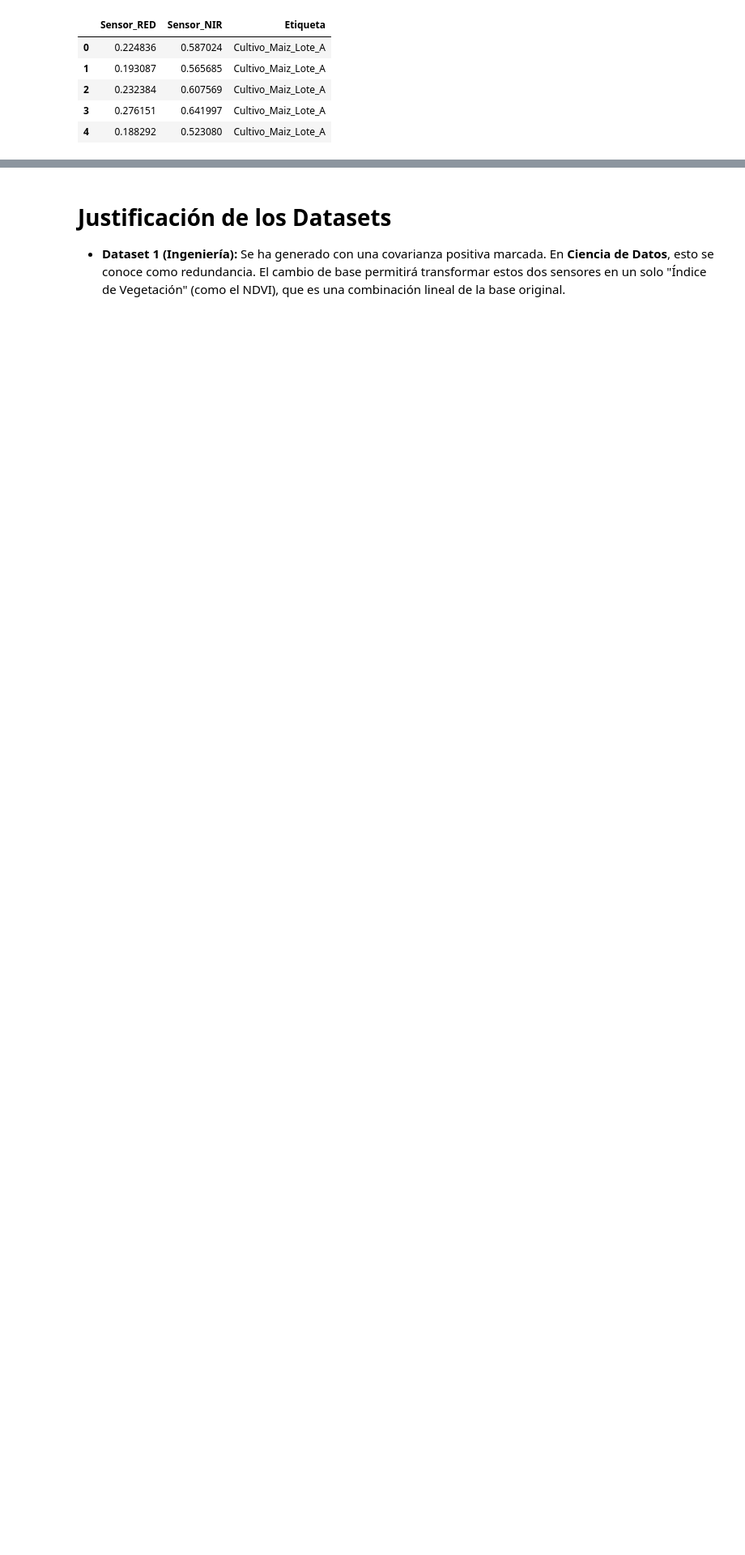
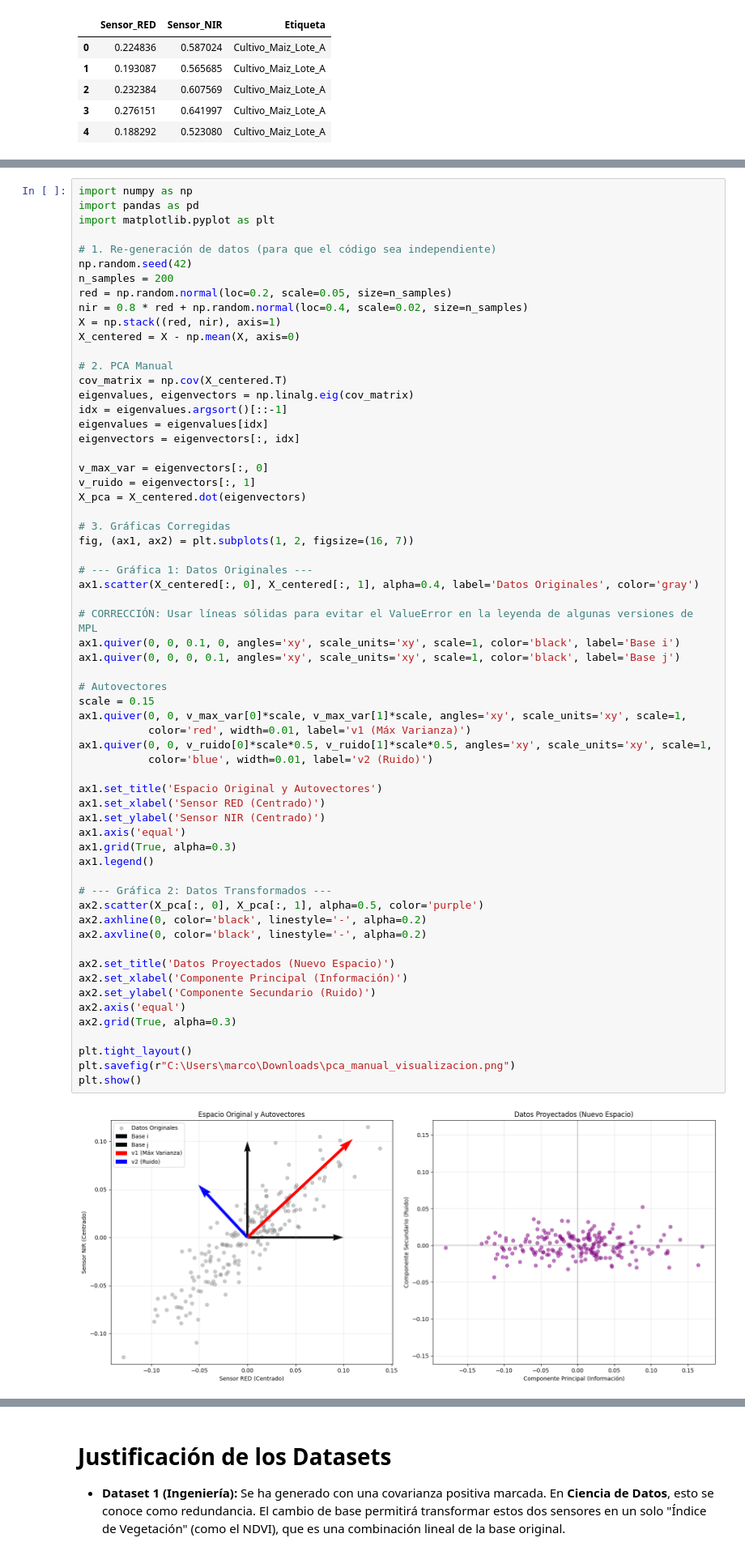
Before and after one commit to marco-canas/linear_algebra, a Jupyter notebook: 3_clases_segun_clara_mejia_laverde/1_cap/7_modulo/7_modulo.ipynb, the cells around one changed output, grey strips where cells are left out. Shown at 81% size. Saved outputs shown, nothing was run; the diff lists cells and outputs as text; blank space fills up the shorter version.

```diff
--- a/3_clases_segun_clara_mejia_laverde/1_cap/7_modulo/7_modulo.ipynb
+++ b/3_clases_segun_clara_mejia_laverde/1_cap/7_modulo/7_modulo.ipynb
@@ -2937,0 +3101,64 @@ Dataset 2: Administración de Agronegocios
+# %%
+import numpy as np
+import pandas as pd
+import matplotlib.pyplot as plt
+
+# 1. Re-generación de datos (para que el código sea independiente)
+np.random.seed(42)
+n_samples = 200
+red = np.random.normal(loc=0.2, scale=0.05, size=n_samples)
+nir = 0.8 * red + np.random.normal(loc=0.4, scale=0.02, size=n_samples)
+X = np.stack((red, nir), axis=1)
+X_centered = X - np.mean(X, axis=0)
+
+# 2. PCA Manual
+cov_matrix = np.cov(X_centered.T)
+eigenvalues, eigenvectors = np.linalg.eig(cov_matrix)
+idx = eigenvalues.argsort()[::-1]
+eigenvalues = eigenvalues[idx]
+eigenvectors = eigenvectors[:, idx]
+
+v_max_var = eigenvectors[:, 0]
+v_ruido = eigenvectors[:, 1]
+X_pca = X_centered.dot(eigenvectors)
+
+# 3. Gráficas Corregidas
+fig, (ax1, ax2) = plt.subplots(1, 2, figsize=(16, 7))
+
+# --- Gráfica 1: Datos Originales ---
+ax1.scatter(X_centered[:, 0], X_centered[:, 1], alpha=0.4, label='Datos Originales', color='gray')
+
+# CORRECCIÓN: Usar líneas sólidas para evitar el ValueError en la leyenda de algunas versiones de MPL
+ax1.quiver(0, 0, 0.1, 0, angles='xy', scale_units='xy', scale=1, color='black', label='Base i')
+ax1.quiver(0, 0, 0, 0.1, angles='xy', scale_units='xy', scale=1, color='black', label='Base j')
+
+# Autovectores
+scale = 0.15
+ax1.quiver(0, 0, v_max_var[0]*scale, v_max_var[1]*scale, angles='xy', scale_units='xy', scale=1,
+           color='red', width=0.01, label='v1 (Máx Varianza)')
+ax1.quiver(0, 0, v_ruido[0]*scale*0.5, v_ruido[1]*scale*0.5, angles='xy', scale_units='xy', scale=1,
+           color='blue', width=0.01, label='v2 (Ruido)')
+
+ax1.set_title('Espacio Original y Autovectores')
+ax1.set_xlabel('Sensor RED (Centrado)')
+ax1.set_ylabel('Sensor NIR (Centrado)')
+ax1.axis('equal')
+ax1.grid(True, alpha=0.3)
+ax1.legend()
+
+# --- Gráfica 2: Datos Transformados ---
+ax2.scatter(X_pca[:, 0], X_pca[:, 1], alpha=0.5, color='purple')
+ax2.axhline(0, color='black', linestyle='-', alpha=0.2)
+ax2.axvline(0, color='black', linestyle='-', alpha=0.2)
+
+ax2.set_title('Datos Proyectados (Nuevo Espacio)')
+ax2.set_xlabel('Componente Principal (Información)')
+ax2.set_ylabel('Componente Secundario (Ruido)')
+ax2.axis('equal')
+ax2.grid(True, alpha=0.3)
+
+plt.tight_layout()
+plt.savefig(r"C:\Users\marco\Downloads\pca_manual_visualizacion.png")
+plt.show()
+# %% [output]
+[figure, added]
```
Also changed, not shown: parts of 46 cells of this notebook, 2 other files.
